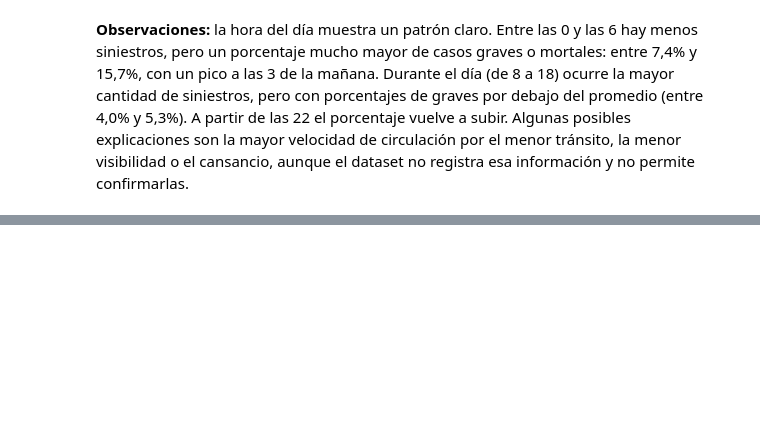
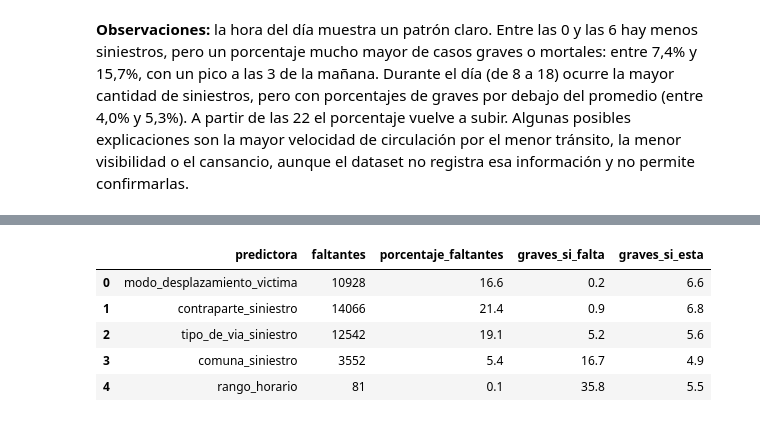
Before and after one commit to juanpablomonllor/prediccion_gravedad_siniestros_viales_caba, a Jupyter notebook: notebooks/1.0-jpm-eda-preprocesamiento.ipynb, the cells around one changed output, grey strips where cells are left out. Saved outputs shown, nothing was run; the diff lists cells and outputs as text; code cells hidden in the pictures; blank space fills up the shorter version.

```diff
--- a/notebooks/1.0-jpm-eda-preprocesamiento.ipynb
+++ b/notebooks/1.0-jpm-eda-preprocesamiento.ipynb
@@ -495,0 +502,27 @@ plt.show()
+# %%
+# Para cada predictora comparo el porcentaje de siniestros graves o mortales
+# cuando el dato falta (nulo o "SD") y cuando está presente.
+# Si los porcentajes son muy distintos, la ausencia del dato está relacionada
+# con la gravedad y el modelo podría usarla como pista.
+predictoras = ["modo_desplazamiento_victima", "contraparte_siniestro",
+               "tipo_de_via_siniestro", "comuna_siniestro", "rango_horario"]
+
+filas = []
+for columna in predictoras:
+    falta = siniestros[columna].isna() | (siniestros[columna] == "SD")
+    filas.append({
+        "predictora": columna,
+        "faltantes": falta.sum(),
+        "porcentaje_faltantes": round(falta.mean() * 100, 1),
+        "graves_si_falta": round(siniestros.loc[falta, "grave_o_mortal"].mean() * 100, 1),
+        "graves_si_esta": round(siniestros.loc[~falta, "grave_o_mortal"].mean() * 100, 1)
+    })
+
+pd.DataFrame(filas)
+# %% [output]
+|  | predictora | faltantes | porcentaje_faltantes | graves_si_falta | graves_si_esta |
+| 0 | modo_desplazamiento_victima | 10928 | 16.6 | 0.2 | 6.6 |
+| 1 | contraparte_siniestro | 14066 | 21.4 | 0.9 | 6.8 |
+| 2 | tipo_de_via_siniestro | 12542 | 19.1 | 5.2 | 5.6 |
+| 3 | comuna_siniestro | 3552 | 5.4 | 16.7 | 4.9 |
+| 4 | rango_horario | 81 | 0.1 | 35.8 | 5.5 |
```
Also changed, not shown: parts of 20 cells of this notebook.
